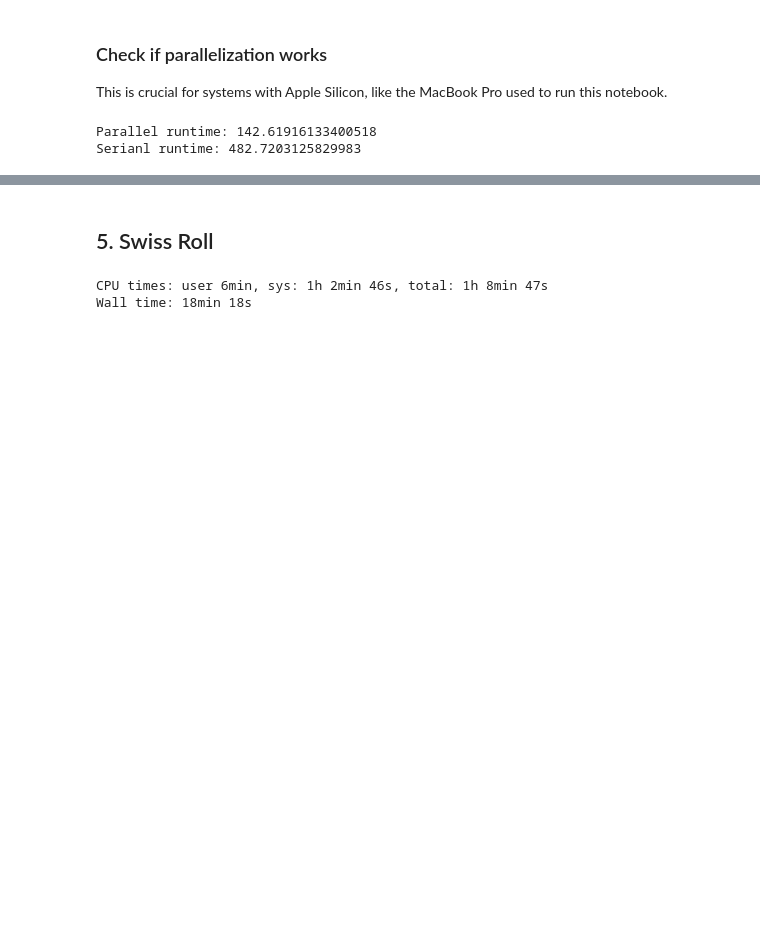
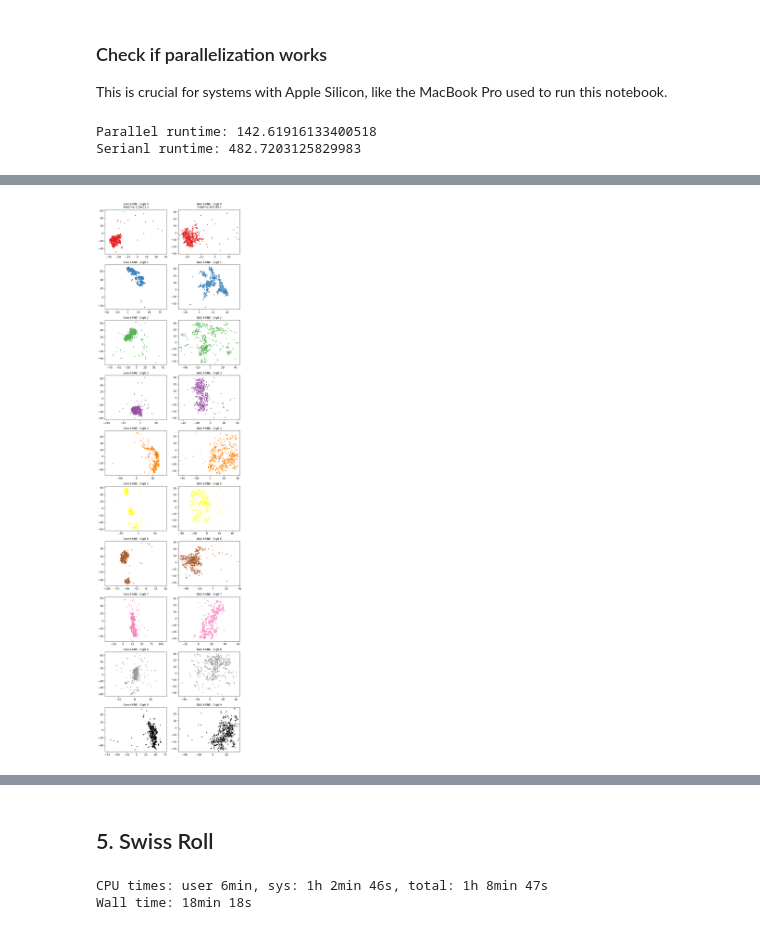
Before and after one commit to airdac/TFM_Adria, a Jupyter notebook: code/d_and_c/t-SNE/tSNE_examples.ipynb, the cells around one changed output, grey strips where cells are left out. Saved outputs shown, nothing was run; the diff lists cells and outputs as text; code cells hidden in the pictures; blank space fills up the shorter version.

```diff
--- a/code/d_and_c/t-SNE/tSNE_examples.ipynb
+++ b/code/d_and_c/t-SNE/tSNE_examples.ipynb
@@ -676,0 +689,12 @@ Serianl runtime: 482.7203125829983
+# %%
+with open(os.path.join(project_root, 'd_and_c', 'MNIST_5000.pkl'), "rb") as f:
+    bare_data = pickle.load(f)
+    sampled_pixels1 = bare_data["pixels"]
+    sampled_target1 = bare_data["target"]
+# %%
+MNIST_bare1, time_MNIST_bare1 = benchmark(tsne,
+                                          sampled_pixels1, r=2, verbose=2)
+# Save experiment results
+with open(os.path.join(pickle_path, "MNIST_5000_tSNE.pkl"), "wb") as f:
+    pickle.dump({"embedding": MNIST_bare1, "runtime": time_MNIST_bare1},
+                f)
@@ -676,0 +719,8 @@ Serianl runtime: 482.7203125829983
+# %%
+l, c_points = 1000, 100
+MNIST_dc1, time_MNIST_dc1 = benchmark(divide_conquer,
+                                      DRMethod.tSNE, sampled_pixels1, l=l, c_points=c_points, r=2, verbose=2)
+# Save experiment results
+with open(os.path.join(pickle_path, "MNIST_5000_DC_tSNE.pkl"), "wb") as f:
+    pickle.dump({"embedding": MNIST_dc1, "runtime": time_MNIST_dc1},
+                f)
@@ -676,0 +745,41 @@ Serianl runtime: 482.7203125829983
+# %%
+# Load embeddings
+with open(os.path.join(pickle_path, "MNIST_5000_tSNE.pkl"), "rb") as f:
+    bare_data = pickle.load(f)
+    MNIST_bare1 = bare_data["embedding"]
+    time_MNIST_bare1 = bare_data["runtime"]
+
+with open(os.path.join(pickle_path, "MNIST_5000_DC_tSNE.pkl"), "rb") as f:
+    dc_data = pickle.load(f)
+    MNIST_dc1 = dc_data["embedding"]
+    time_MNIST_dc1 = dc_data["runtime"]
+
+digits = np.unique(sampled_target1)
+
+set1_colors = list(plt.get_cmap('Set1').colors)
+set1_colors.append((0, 0, 0))  # Add black as RGB tuple
+cmap = mcolors.ListedColormap(set1_colors[:len(digits)])
+
+# Create a 10x2 grid: one row per digit, columns for Bare and D&C
+fig, axes = plt.subplots(len(digits), 2, figsize=(8, 30))
+method_data = [
+    ("Bare t-SNE", MNIST_bare1, time_MNIST_bare1),
+    ("D&C t-SNE", MNIST_dc1, time_MNIST_dc1)
+]
+
+for row, digit in enumerate(digits):
+    for col, (method_name, embedding, runtime) in enumerate(method_data):
+        mask = sampled_target1 == digit
+        ax = axes[row, col]
+        ax.scatter(embedding[mask, 0], embedding[mask, 1],
+                   color=cmap(row), s=5)
+        if row == 0:
+            ax.set_title(
+                f"{method_name} - Digit {int(digit)}\nRuntime: {runtime:.2f} s", fontsize=10)
+        else:
+            ax.set_title(f"{method_name} - Digit {int(digit)}", fontsize=10)
+        ax.axis('equal')
+plt.tight_layout()
+plt.show()
+# %% [output]
+[figure, added]
```
Also changed, not shown: parts of 7 cells of this notebook, 13 other files.
